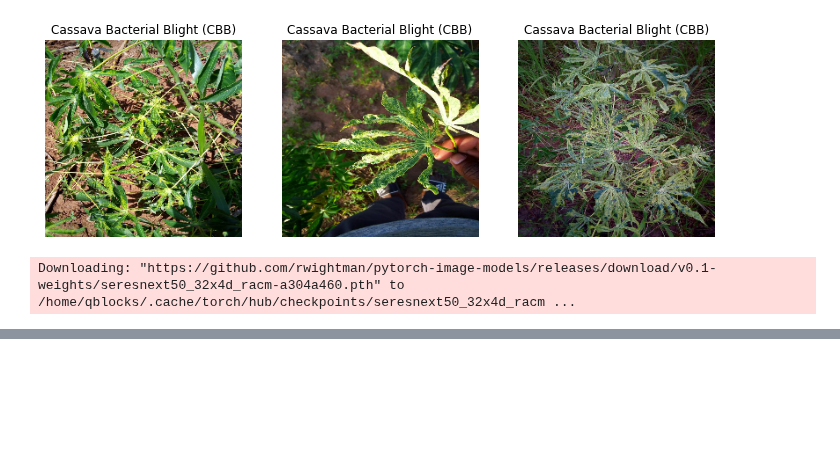
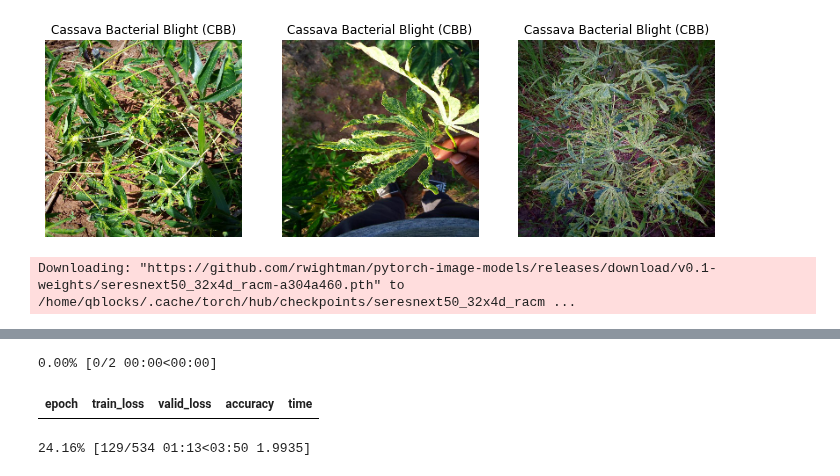
Before and after one commit to benihime91/leaf-disease-classification-kaggle, a Jupyter notebook: nbs/seresnext50_32x4d-ranger-labelsmoothing-mixup.ipynb, the cells around one changed output, grey strips where cells are left out. Drawn from its saved outputs; the diff is of its cells as text; code cells hidden in the pictures; blank space fills up the shorter version.

```diff
--- a/nbs/seresnext50_32x4d-ranger-labelsmoothing-mixup.ipynb
+++ b/nbs/seresnext50_32x4d-ranger-labelsmoothing-mixup.ipynb
@@ -111,0 +137,6 @@ Downloading: "https://github.com/rwightman/pytorch-image-models/releases/downloa
+# %%
+learn.fit_flat_cos(2, slice(1e-03), wd=0.1, cbs=[MixUp(), GradientAccumulation(n_acc=4*dls.bs)])
+# %% [output]
+0.00% [0/2 00:00<00:00]
+| epoch | train_loss | valid_loss | accuracy | time |
+24.16% [129/534 01:13<03:50 1.9935]
```
Also changed, not shown: parts of 4 cells of this notebook.
